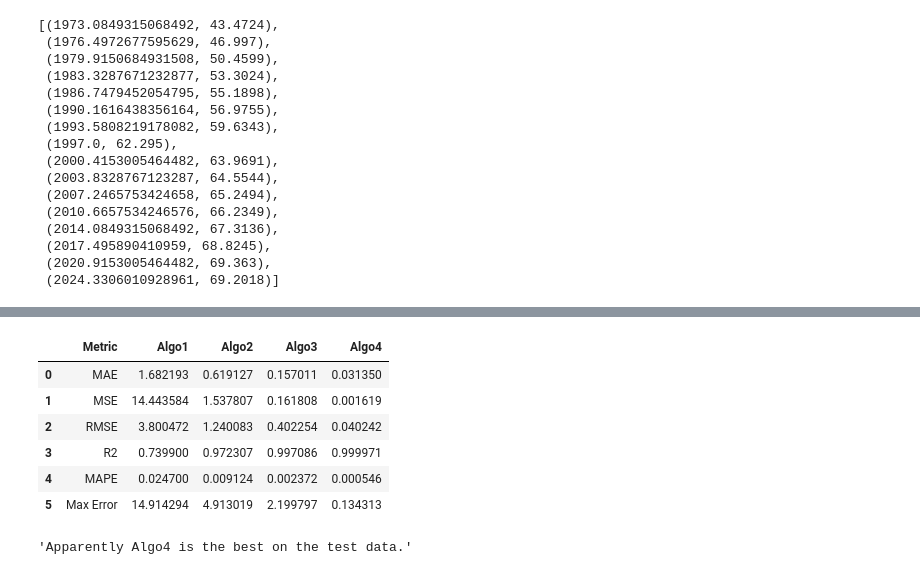
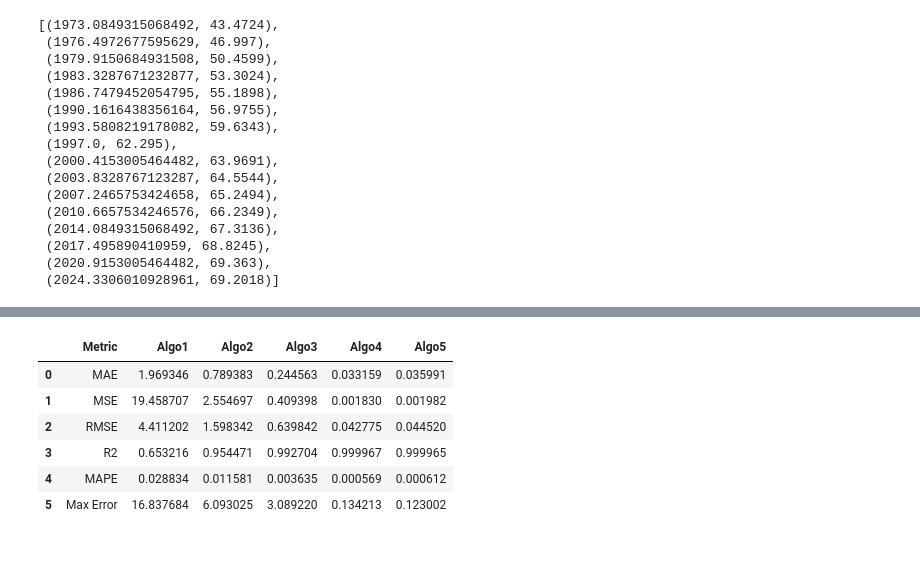
Before and after one commit to 0xf3cd/celestial-calendar, a Jupyter notebook: statistics/delta_t.ipynb, the cells around one changed output, grey strips where cells are left out. Drawn from its saved outputs; the diff is of its cells as text; code cells hidden in the pictures.

```diff
--- a/statistics/delta_t.ipynb
+++ b/statistics/delta_t.ipynb
@@ -93,54 +102,25 @@ df.iloc[300::33, :]
-# %%
-from sklearn import metrics
-
-results = []
-
-results.append(('MAE',
-                metrics.mean_absolute_error(observed, algo1_pred),
-                metrics.mean_absolute_error(observed, algo2_pred),
-                metrics.mean_absolute_error(observed, algo3_pred),
-                metrics.mean_absolute_error(observed, algo4_pred),))
-
-results.append(('MSE',
-                metrics.mean_squared_error(observed, algo1_pred),
-                metrics.mean_squared_error(observed, algo2_pred),
-                metrics.mean_squared_error(observed, algo3_pred),
-                metrics.mean_squared_error(observed, algo4_pred),))
-
-results.append(('RMSE',
-                metrics.root_mean_squared_error(observed, algo1_pred),
-                metrics.root_mean_squared_error(observed, algo2_pred),
-                metrics.root_mean_squared_error(observed, algo3_pred),
-                metrics.root_mean_squared_error(observed, algo4_pred),))
-
-results.append(('R2',
-                metrics.r2_score(observed, algo1_pred),
-                metrics.r2_score(observed, algo2_pred),
-                metrics.r2_score(observed, algo3_pred),
-                metrics.r2_score(observed, algo4_pred),))
-
-results.append(('MAPE',
-                metrics.mean_absolute_percentage_error(observed, algo1_pred),
-                metrics.mean_absolute_percentage_error(observed, algo2_pred),
-                metrics.mean_absolute_percentage_error(observed, algo3_pred),
-                metrics.mean_absolute_percentage_error(observed, algo4_pred),))
-
-results.append(('Max Error',
-                metrics.max_error(observed, algo1_pred),
-                metrics.max_error(observed, algo2_pred),
-                metrics.max_error(observed, algo3_pred),
-                metrics.max_error(observed, algo4_pred),))
-
-pd.DataFrame(results, columns=['Metric', 'Algo1', 'Algo2', 'Algo3', 'Algo4'])
-# %% [output]
-|  | Metric | Algo1 | Algo2 | Algo3 | Algo4 |
-| 0 | MAE | 1.682193 | 0.619127 | 0.157011 | 0.031350 |
-| 1 | MSE | 14.443584 | 1.537807 | 0.161808 | 0.001619 |
-| 2 | RMSE | 3.800472 | 1.240083 | 0.402254 | 0.040242 |
-| 3 | R2 | 0.739900 | 0.972307 | 0.997086 | 0.999971 |
-| 4 | MAPE | 0.024700 | 0.009124 | 0.002372 | 0.000546 |
-| 5 | Max Error | 14.914294 | 4.913019 | 2.199797 | 0.134313 |
-# %%
-'Apparently Algo4 is the best on the test data.'
-# %% [output]
-'Apparently Algo4 is the best on the test data.'
+# %%
+from sklearn import metrics
+
+algos = [algo1_pred, algo2_pred, algo3_pred, algo4_pred, algo5_pred]
+
+results = []
+for name, fn in [
+  ('MAE',       metrics.mean_absolute_error),
+  ('MSE',       metrics.mean_squared_error),
+  ('RMSE',      metrics.root_mean_squared_error),
+  ('R2',        metrics.r2_score),
+  ('MAPE',      metrics.mean_absolute_percentage_error),
+  ('Max Error', metrics.max_error),
+]:
+  results.append((name, *(fn(observed, pred) for pred in algos)))
+
+pd.DataFrame(results, columns=['Metric', 'Algo1', 'Algo2', 'Algo3', 'Algo4', 'Algo5'])
+# %% [output]
+|  | Metric | Algo1 | Algo2 | Algo3 | Algo4 | Algo5 |
+| 0 | MAE | 1.969346 | 0.789383 | 0.244563 | 0.033159 | 0.035991 |
+| 1 | MSE | 19.458707 | 2.554697 | 0.409398 | 0.001830 | 0.001982 |
+| 2 | RMSE | 4.411202 | 1.598342 | 0.639842 | 0.042775 | 0.044520 |
+| 3 | R2 | 0.653216 | 0.954471 | 0.992704 | 0.999967 | 0.999965 |
+| 4 | MAPE | 0.028834 | 0.011581 | 0.003635 | 0.000569 | 0.000612 |
+| 5 | Max Error | 16.837684 | 6.093025 | 3.089220 | 0.134213 | 0.123002 |
```
Also changed, not shown: parts of 6 cells of this notebook, 2 other files.
